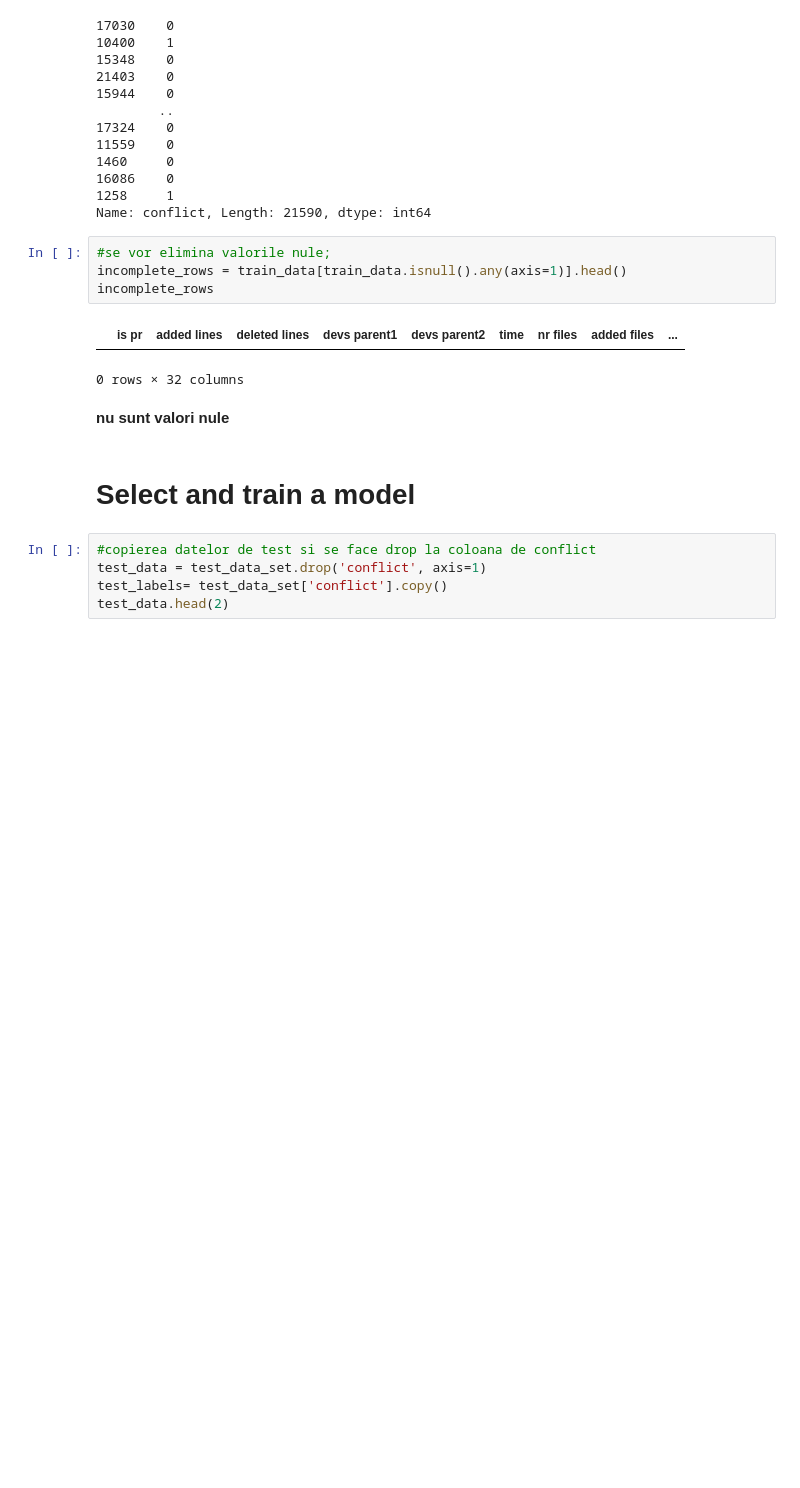
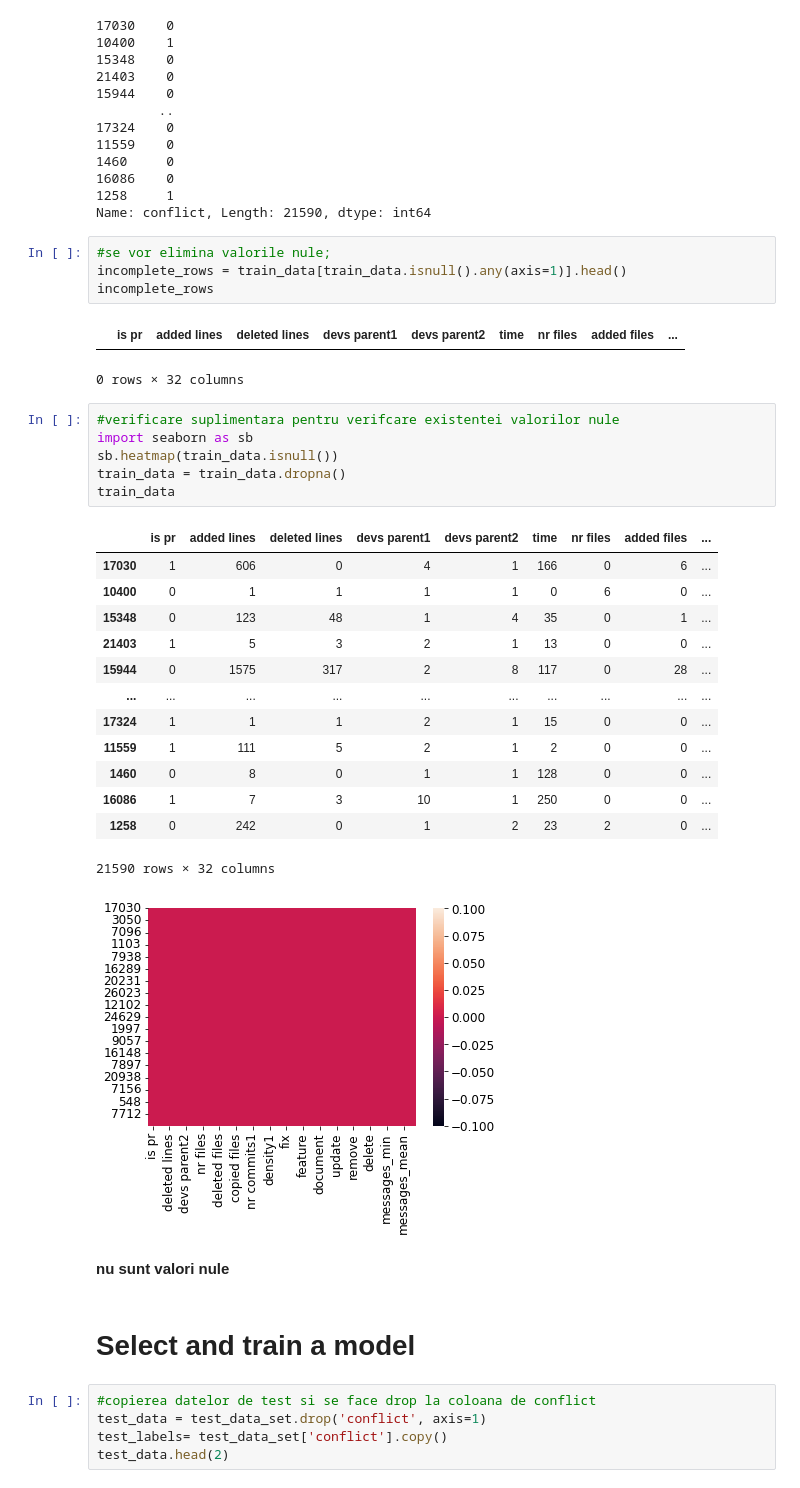
Before and after one commit to birlutiuclaudiu/PredictMergingConflicts, a Jupyter notebook: BirlutiuClaudiu.ipynb, the cells around one changed output. Drawn from its saved outputs; the diff is of its cells as text; blank space fills up the shorter version.

```diff
--- a/BirlutiuClaudiu.ipynb
+++ b/BirlutiuClaudiu.ipynb
@@ -365,6 +365,27 @@ incomplete_rows
 # %% [output]
 |  | is pr | added lines | deleted lines | devs parent1 | devs parent2 | time | nr files | added files | ... |
 0 rows × 32 columns
+# %%
+#verificare suplimentara pentru verifcare existentei valorilor nule
+import seaborn as sb
+sb.heatmap(train_data.isnull())
+train_data = train_data.dropna()
+train_data
+# %% [output]
+|  | is pr | added lines | deleted lines | devs parent1 | devs parent2 | time | nr files | added files | ... |
+| 17030 | 1 | 606 | 0 | 4 | 1 | 166 | 0 | 6 | ... |
+| 10400 | 0 | 1 | 1 | 1 | 1 | 0 | 6 | 0 | ... |
+| 15348 | 0 | 123 | 48 | 1 | 4 | 35 | 0 | 1 | ... |
+| 21403 | 1 | 5 | 3 | 2 | 1 | 13 | 0 | 0 | ... |
+| 15944 | 0 | 1575 | 317 | 2 | 8 | 117 | 0 | 28 | ... |
+| ... | ... | ... | ... | ... | ... | ... | ... | ... | ... |
+| 17324 | 1 | 1 | 1 | 2 | 1 | 15 | 0 | 0 | ... |
+| 11559 | 1 | 111 | 5 | 2 | 1 | 2 | 0 | 0 | ... |
+| 1460 | 0 | 8 | 0 | 1 | 1 | 128 | 0 | 0 | ... |
+| 16086 | 1 | 7 | 3 | 10 | 1 | 250 | 0 | 0 | ... |
+| 1258 | 0 | 242 | 0 | 1 | 2 | 23 | 2 | 0 | ... |
+21590 rows × 32 columns
+[figure, added]
 # %% [markdown]
 **nu sunt valori nule**
 # %% [markdown]
```
Also changed, not shown: parts of 40 cells of this notebook.
